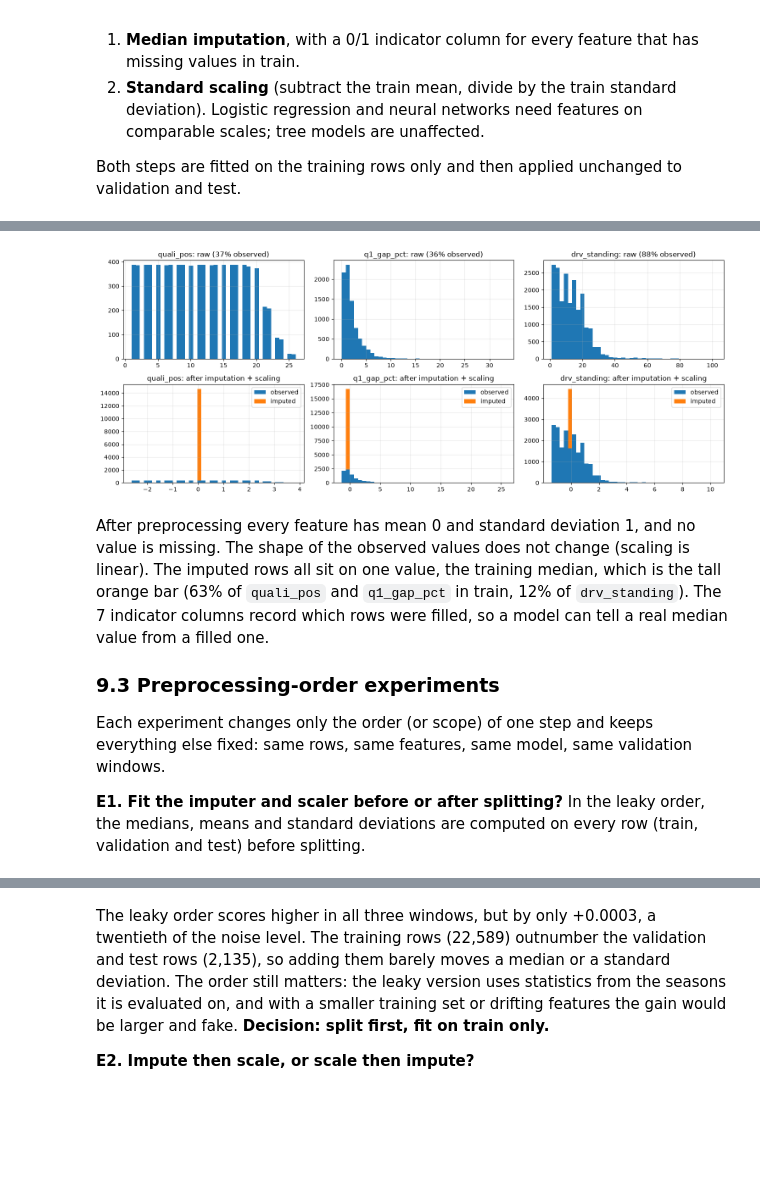
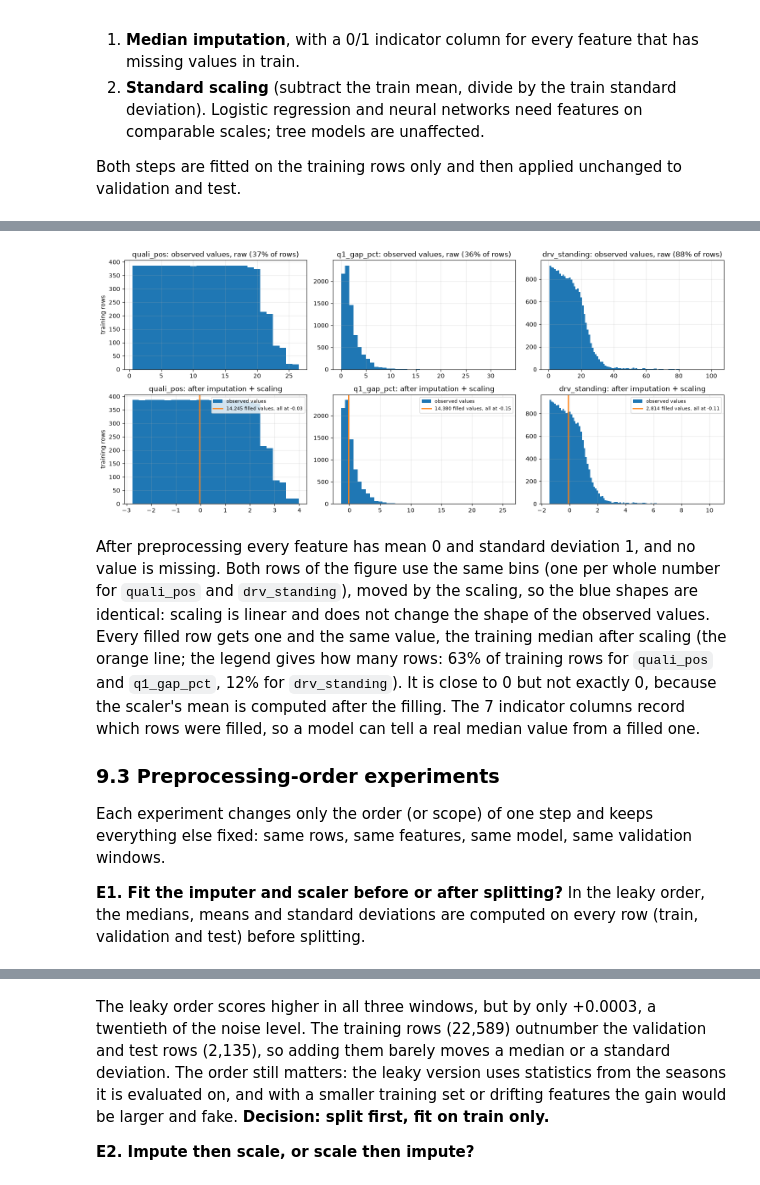
Before and after one commit to HamadaTamer/AI-Tools-Lab-F1-Project, a Jupyter notebook: F1_podium_prediction.ipynb, the cells around one changed output, grey strips where cells are left out. Drawn from its saved outputs; the diff is of its cells as text; code cells hidden in the pictures; blank space fills up the shorter version.

```diff
--- a/F1_podium_prediction.ipynb
+++ b/F1_podium_prediction.ipynb
@@ -2281,16 +2281,16 @@ same_pattern = {}    # features with an identical missing pattern share one line
 for col in with_missing:
     twin = next((c for c in same_pattern if missing_by_season[c].equals(missing_by_season[col])), None)
     same_pattern.setdefault(twin or col, []).append(col)
-fig, ax = plt.subplots(figsize=(11, 4))
+fig, ax = plt.subplots(figsize=(12, 4))
+ax.axvspan(2019.5, 2021.5, color='0.9', label='validation seasons')
+ax.axvspan(2021.5, 2024.5, color='0.75', label='test seasons')
 for col, cols in same_pattern.items():
-    ax.plot(missing_by_season.index, missing_by_season[col], label=', '.join(cols))
-for boundary in [2019.5, 2021.5]:
-    ax.axvline(boundary, color='k', ls=':', lw=1)
+    ax.plot(missing_by_season.index, missing_by_season[col], ls='--' if col == 'q1_gap_pct' else '-', label=', '.join(cols))
 ax.set_ylim(0, 1.02)
 ax.set_xlabel('season')
 ax.set_ylabel('share of starters missing')
-ax.set_title('Missing values in the selected features, per season (dotted lines: train | validation | test)')
-ax.legend(fontsize=8)
+ax.set_title('Missing values in the selected features, per season')
+ax.legend(fontsize=8, loc='upper left', bbox_to_anchor=(1.01, 1))
 save_fig('feature_missingness')
 plt.show()
 features.groupby('split')[with_missing].agg(lambda s: s.isna().mean()).T[['train', 'val', 'test']].round(3)
@@ -2445,21 +2445,34 @@ Columns after preprocessing: 16 | indicator columns: ['missingindicator_quali_po
 | drv_career_podium | 0.03 | 0.00 | 1.00 | 0.12 | 0.16 | 0.0 | 0.0 | 1.0 |
 # %%
 SHOW_PREP = ['quali_pos', 'q1_gap_pct', 'drv_standing']
-fig, axes = plt.subplots(2, 3, figsize=(15, 6))
+scaler = prep.named_steps['standardscaler']
+fig, axes = plt.subplots(2, 3, figsize=(15, 6.5))
 for i, col in enumerate(SHOW_PREP):
     observed = train_rows[col].notna()
-    axes[0, i].hist(train_rows[col].dropna(), bins=40)
-    axes[0, i].set_title(f'{col}: raw ({observed.mean():.0%} observed)')
-    axes[1, i].hist([Z_train.loc[observed, col], Z_train.loc[~observed, col]], bins=40, stacked=True, label=['observed', 'imputed'])
+    values = train_rows.loc[observed, col]
+    if (values % 1 == 0).all():    # whole numbers: one bin per value (equal-width bins would leave gaps)
+        edges = np.arange(values.min() - 0.5, values.max() + 1.5)
+    else:
+        edges = np.linspace(values.min(), values.max(), 41)
+    k = list(Z_train.columns).index(col)
+    scaled_edges = (edges - scaler.mean_[k]) / scaler.scale_[k]    # the same bins, moved by the scaling
+    filled_at = Z_train.loc[~observed, col].iloc[0]                 # every filled row has the same value
+
+    axes[0, i].hist(values, bins=edges)
+    axes[0, i].set_title(f'{col}: observed values, raw ({observed.mean():.0%} of rows)')
+    axes[1, i].hist(Z_train.loc[observed, col], bins=scaled_edges, label='observed values')
+    axes[1, i].axvline(filled_at, color='tab:orange', lw=2, label=f'{(~observed).sum():,} filled values, all at {filled_at:.2f}')
     axes[1, i].set_title(f'{col}: after imputation + scaling')
-    axes[1, i].legend()
+    axes[1, i].legend(fontsize=8)
+for ax in axes[:, 0]:
+    ax.set_ylabel('training rows')
 plt.tight_layout()
 save_fig('preprocessing_effect')
 plt.show()
 # %% [output]
-[figure, old version]
+[figure, new version]
 # %% [markdown]
-After preprocessing every feature has mean 0 and standard deviation 1, and no value is missing. The shape of the observed values does not change (scaling is linear). The imputed rows all sit on one value, the training median, which is the tall orange bar (63% of `quali_pos` and `q1_gap_pct` in train, 12% of `drv_standing`). The 7 indicator columns record which rows were filled, so a model can tell a real median value from a filled one.
+After preprocessing every feature has mean 0 and standard deviation 1, and no value is missing. Both rows of the figure use the same bins (one per whole number for `quali_pos` and `drv_standing`), moved by the scaling, so the blue shapes are identical: scaling is linear and does not change the shape of the observed values. Every filled row gets one and the same value, the training median after scaling (the orange line; the legend gives how many rows: 63% of training rows for `quali_pos` and `q1_gap_pct`, 12% for `drv_standing`). It is close to 0 but not exactly 0, because the scaler's mean is computed after the filling. The 7 indicator columns record which rows were filled, so a model can tell a real median value from a filled one.
 
 ### 9.3 Preprocessing-order experiments
 
```
Also changed, not shown: parts of 2 cells of this notebook, 3 other files.
